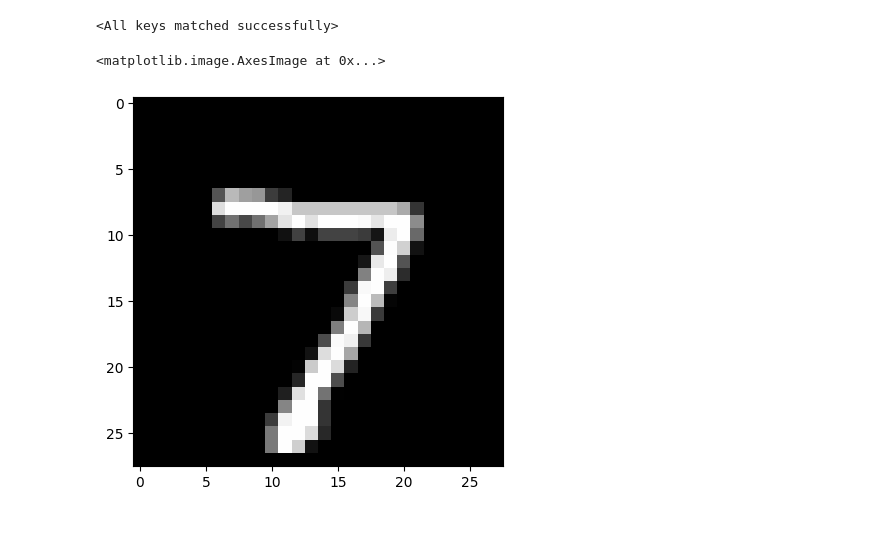
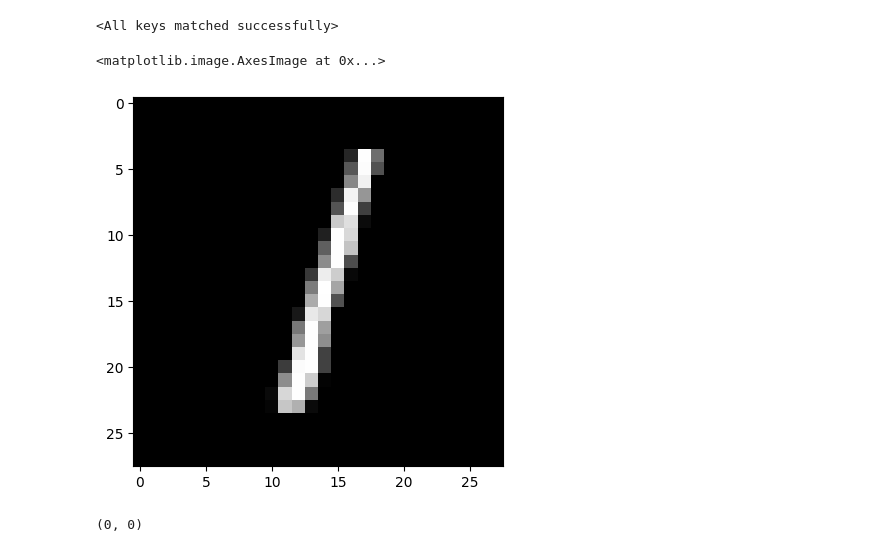
Before and after one commit to denmj/ML_regs, a Jupyter notebook: pytorch_/cnn_obj_clf_lenet_train_one_to_nine.ipynb, the cells around one changed output. Drawn from its saved outputs; the diff is of its cells as text; code cells hidden in the pictures.

```diff
--- a/pytorch_/cnn_obj_clf_lenet_train_one_to_nine.ipynb
+++ b/pytorch_/cnn_obj_clf_lenet_train_one_to_nine.ipynb
@@ -243,18 +243,18 @@ model_lenet.load_state_dict(torch.load('lenet_1_to_9_v2.pth'))
 # %%
 # Pass the single test image through the model and get the prediction
 
 def predict_single_image(image, model):
     model.eval()
     with torch.no_grad():
         image = image.to(device)
         image = image.unsqueeze(0)  # Add batch dimension
         output = model(image)
         _, predicted = torch.max(output.data, 1)
         return predicted.item()
 
 # Get a single test image
-image, label = mnist_testset_no_zero[0]
+image, label = mnist_testset_no_zero[2]
 plt.imshow(image.squeeze(), cmap='gray')
 # %% [output]
 <matplotlib.image.AxesImage at 0x...>
-[figure, old version]
+[figure, new version]
@@ -260,0 +266,4 @@ plt.imshow(image.squeeze(), cmap='gray')
+# %%
+predicted, label
+# %% [output]
+(0, 0)
```
Also changed, not shown: parts of 1 cell of this notebook.
